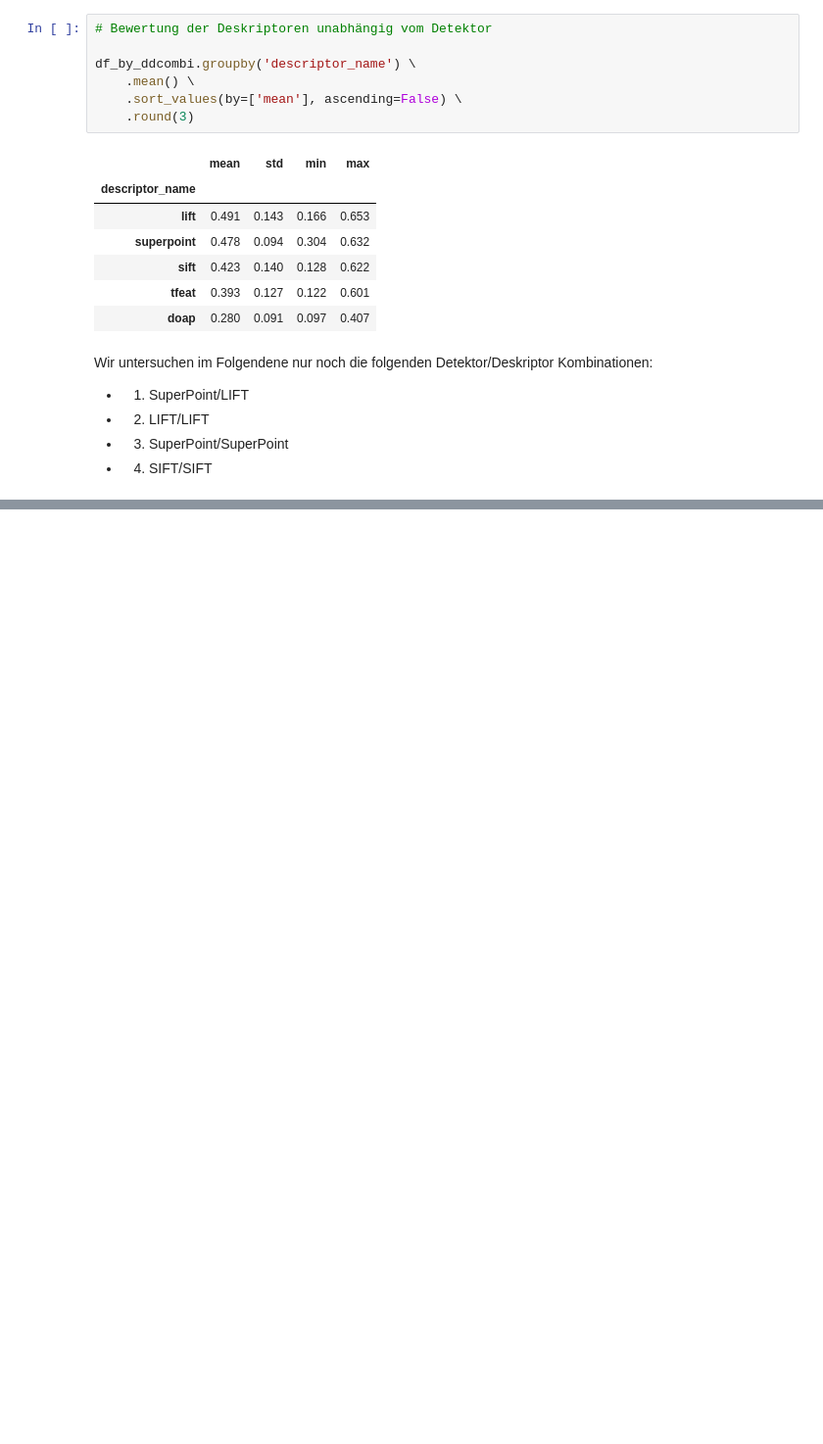
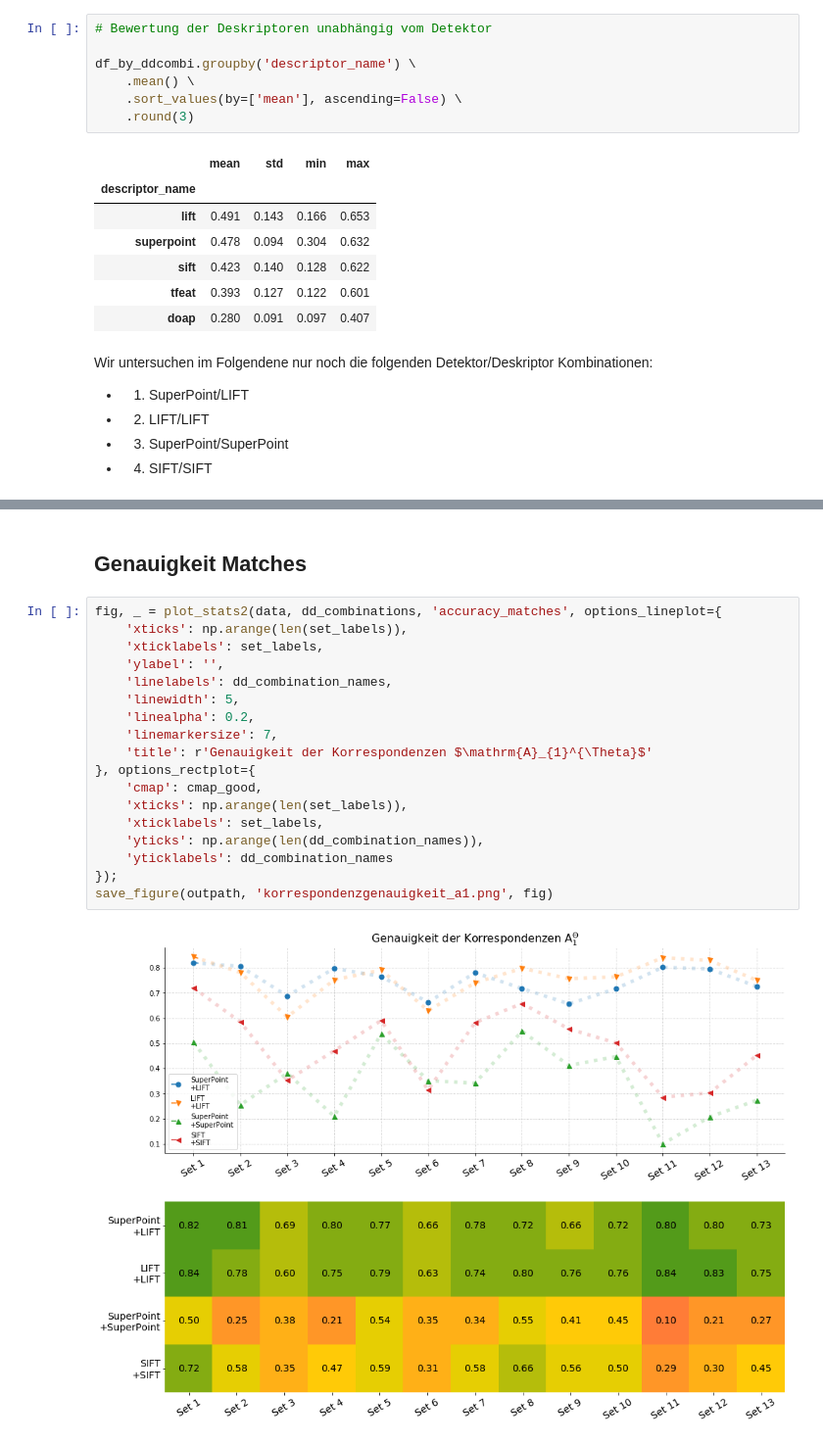
Before and after one commit to Mizzade/diplomarbeit, a Jupyter notebook: evaluation/descriptors/EVALUATE PIPELINE COMPARISON.ipynb, the cells around one changed output, grey strips where cells are left out. Shown at 98% size. Cells and saved outputs as stored; diff of their text form; blank space fills up the shorter version.

```diff
--- a/evaluation/descriptors/EVALUATE PIPELINE COMPARISON.ipynb
+++ b/evaluation/descriptors/EVALUATE PIPELINE COMPARISON.ipynb
@@ -427,0 +745,22 @@ Wir untersuchen im Folgendene nur noch die folgenden Detektor/Deskriptor Kombina
+# %% [markdown]
+## Genauigkeit Matches
+# %%
+fig, _ = plot_stats2(data, dd_combinations, 'accuracy_matches', options_lineplot={
+    'xticks': np.arange(len(set_labels)),
+    'xticklabels': set_labels,
+    'ylabel': '',
+    'linelabels': dd_combination_names,
+    'linewidth': 5,
+    'linealpha': 0.2,
+    'linemarkersize': 7,
+    'title': r'Genauigkeit der Korrespondenzen $\mathrm{A}_{1}^{\Theta}$'
+}, options_rectplot={
+    'cmap': cmap_good,
+    'xticks': np.arange(len(set_labels)),
+    'xticklabels': set_labels,
+    'yticks': np.arange(len(dd_combination_names)),
+    'yticklabels': dd_combination_names
+});
+save_figure(outpath, 'korrespondenzgenauigkeit_a1.png', fig)
+# %% [output]
+[figure, added]
```
Also changed, not shown: parts of 29 cells of this notebook, 3 other files.
